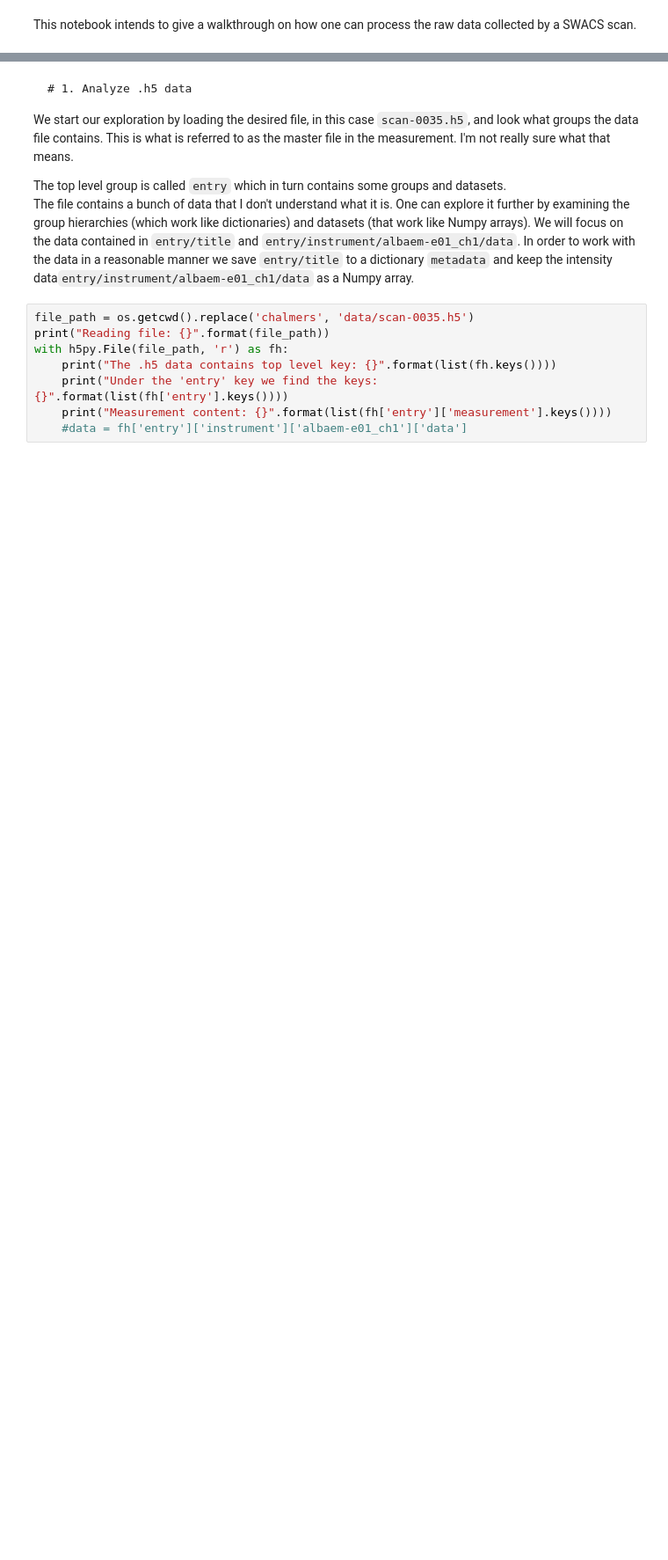
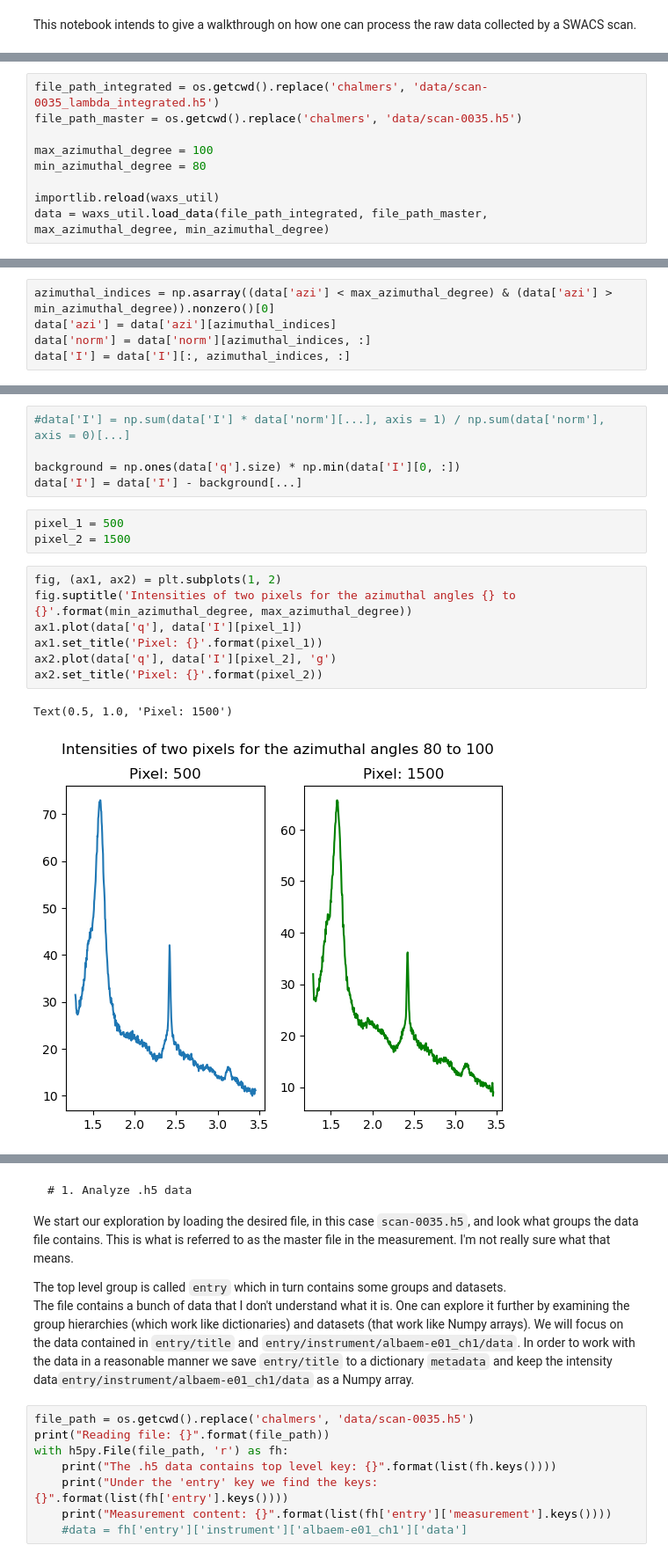
Before and after one commit to J-Holger/MVE386, a Jupyter notebook: chalmers/holger.ipynb, the cells around one changed output, grey strips where cells are left out. Shown at 88% size. Saved outputs shown, nothing was run; the diff lists cells and outputs as text; blank space fills up the shorter version.

```diff
--- a/chalmers/holger.ipynb
+++ b/chalmers/holger.ipynb
@@ -13,0 +17,9 @@ from sympy.stats.sampling.sample_numpy import numpy
+# %%
+file_path_integrated = os.getcwd().replace('chalmers', 'data/scan-0035_lambda_integrated.h5')
+file_path_master = os.getcwd().replace('chalmers', 'data/scan-0035.h5')
+
+max_azimuthal_degree = 100
+min_azimuthal_degree = 80
+
+importlib.reload(waxs_util)
+data = waxs_util.load_data(file_path_integrated, file_path_master, max_azimuthal_degree, min_azimuthal_degree)
@@ -13,0 +30,5 @@ from sympy.stats.sampling.sample_numpy import numpy
+# %%
+azimuthal_indices = np.asarray((data['azi'] < max_azimuthal_degree) & (data['azi'] > min_azimuthal_degree)).nonzero()[0]
+data['azi'] = data['azi'][azimuthal_indices]
+data['norm'] = data['norm'][azimuthal_indices, :]
+data['I'] = data['I'][:, azimuthal_indices, :]
@@ -13,0 +37,18 @@ from sympy.stats.sampling.sample_numpy import numpy
+# %%
+#data['I'] = np.sum(data['I'] * data['norm'][...], axis = 1) / np.sum(data['norm'], axis = 0)[...]
+
+background = np.ones(data['q'].size) * np.min(data['I'][0, :])
+data['I'] = data['I'] - background[...]
+# %%
+pixel_1 = 500
+pixel_2 = 1500
+# %%
+fig, (ax1, ax2) = plt.subplots(1, 2)
+fig.suptitle('Intensities of two pixels for the azimuthal angles {} to {}'.format(min_azimuthal_degree, max_azimuthal_degree))
+ax1.plot(data['q'], data['I'][pixel_1])
+ax1.set_title('Pixel: {}'.format(pixel_1))
+ax2.plot(data['q'], data['I'][pixel_2], 'g')
+ax2.set_title('Pixel: {}'.format(pixel_2))
+# %% [output]
+Text(0.5, 1.0, 'Pixel: 1500')
+[figure, added]
```
Also changed, not shown: parts of 14 cells of this notebook, 1 other file.
